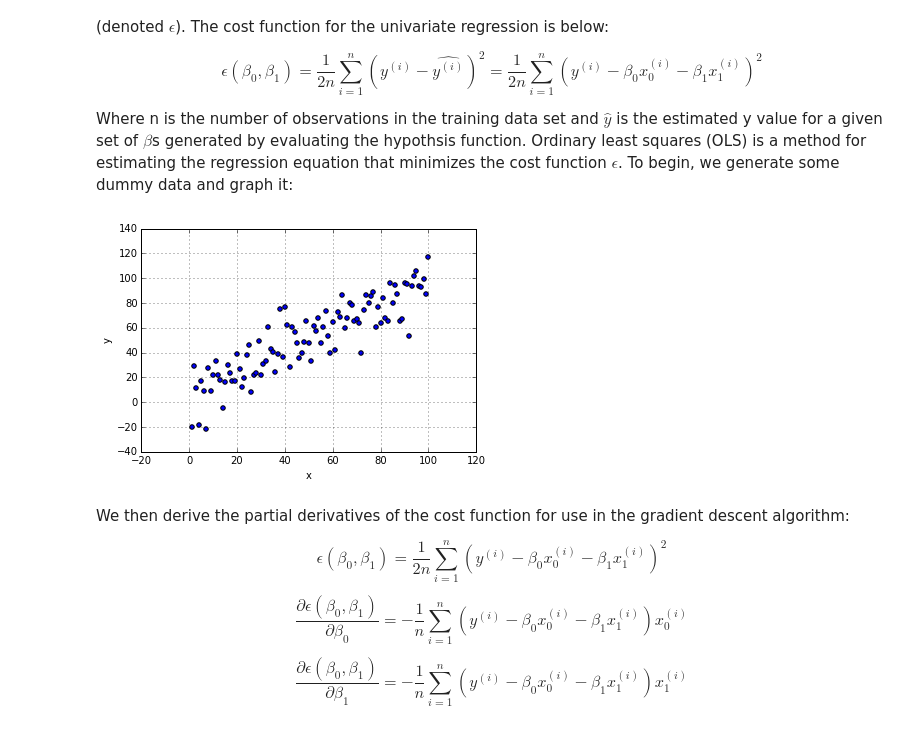
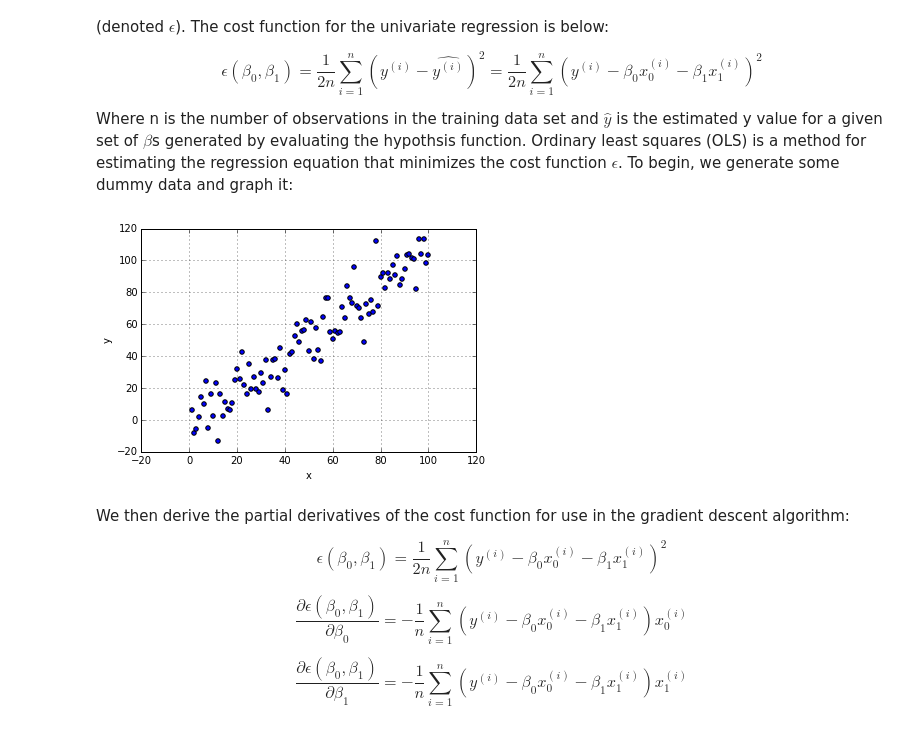
Before and after one commit to AndrewFarber/Independent-Study, a Jupyter notebook: ML/Gradient Descent.ipynb, the cells around one changed output. Drawn from its saved outputs; the diff is of its cells as text; code cells hidden in the pictures.

```diff
--- a/ML/Gradient Descent.ipynb
+++ b/ML/Gradient Descent.ipynb
@@ -83,11 +83,11 @@ $$\epsilon(\beta_0, \beta_1) = \frac{1}{2n}\sum\limits_{i=1}^n (y^{(i)}- \hat{y^
 Where n is the number of observations in the training data set and $\hat{y}$ is the estimated y value for a given set of $\beta$s generated by evaluating the hypothsis function.  Ordinary least squares (OLS) is a method for estimating the regression equation that minimizes the cost function $\epsilon$.  To begin, we generate some dummy data and graph it:
 # %%
 x = np.array(xrange(1, 101), dtype='f')
-y = np.array(normal(0, 15, 100) + xrange(1, 101), dtype='f')
+y = np.array(normal(0, 10, 100) + xrange(1, 101), dtype='f')
 pd.DataFrame(zip(x,y), columns=['x', 'y']).plot(x='x', y='y', kind='scatter')
 plt.show()
 # %% [output]
-[figure, old version]
+[figure, new version]
 # %% [markdown]
 We then derive the partial derivatives of the cost function for use in the gradient descent algorithm:
 
```
Also changed, not shown: parts of 4 cells of this notebook.
